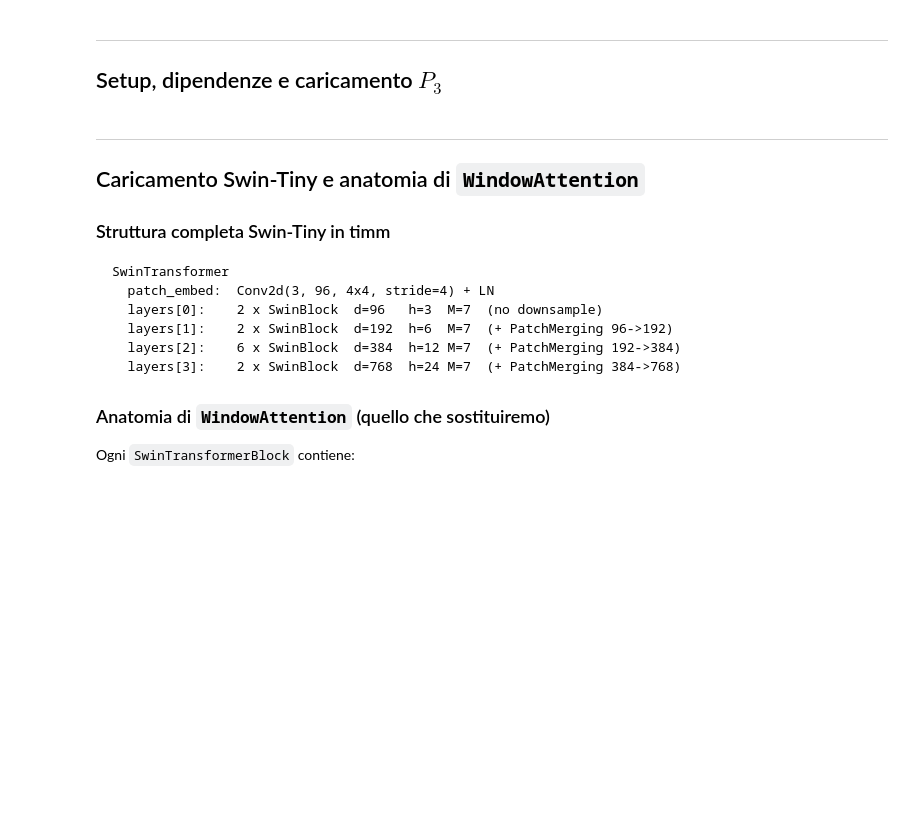
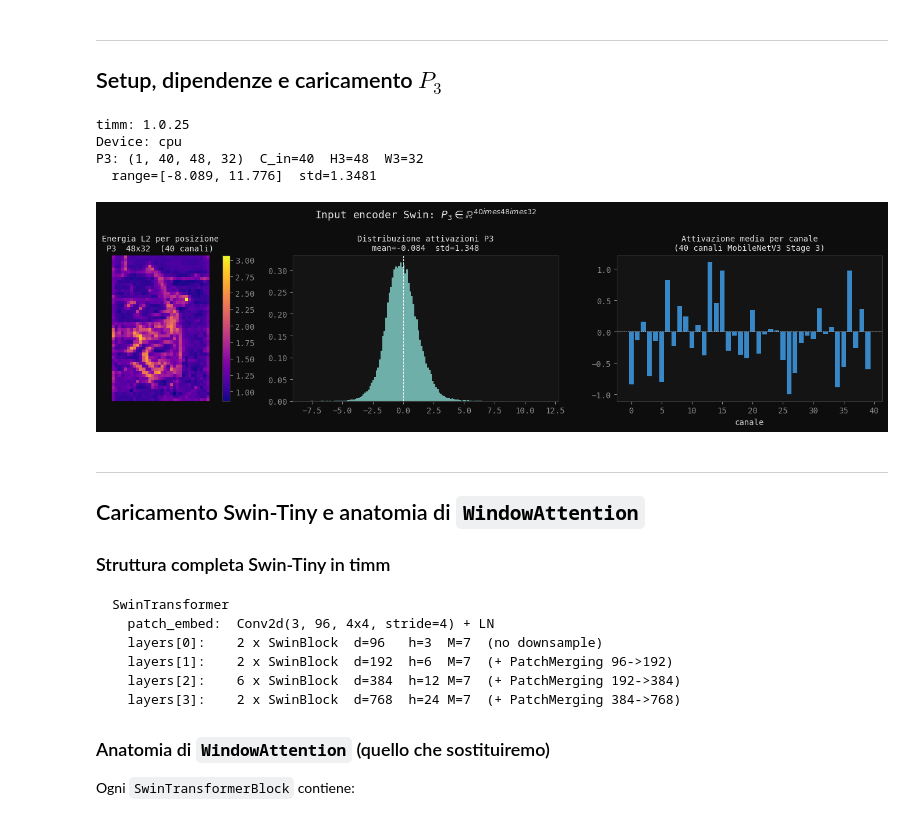
Before and after one commit to lorenzo-arcioni/HybridStyleNet, a Jupyter notebook: notebooks/swin_pretrained_rope_v3.ipynb, the cells around one changed output. Cells and saved outputs as stored; diff of their text form; code cells hidden in the pictures; blank space fills up the shorter version.

```diff
--- a/notebooks/swin_pretrained_rope_v3.ipynb
+++ b/notebooks/swin_pretrained_rope_v3.ipynb
@@ -93,34 +93,40 @@ def show_fmaps(tensor, title, n_show=16, figsize=(18,4), cmap='inferno'):
     vabs = np.percentile(np.abs(t[:C]), 95)
     im = None
     for i in range(C):
         im = axes[i].imshow(t[i], cmap=cmap, vmin=-vabs, vmax=vabs, interpolation='nearest')
         axes[i].set_title(f'ch{i}', fontsize=7, pad=2); axes[i].axis('off')
     for i in range(C, len(axes)): axes[i].axis('off')
     if im is not None:
         fig.colorbar(im, ax=axes[:C].tolist(), fraction=0.008, shrink=0.6)
     fig.suptitle(title, fontsize=11, y=1.01)
     plt.tight_layout(); plt.show()
 
 def print_shape(name, t):
     v = t.detach()
     print(f'  {name:25s} {str(tuple(v.shape)):26s} mean={v.mean():+.4f}  std={v.std():.4f}')
 
 # ── Visualizzazione P3 ─────────────────────────────────────────────────────
 fig, axes = plt.subplots(1, 3, figsize=(16, 4))
 im0 = axes[0].imshow(energy_map(P3), cmap='plasma', interpolation='nearest')
 axes[0].set_title(f'Energia L2 per posizione\nP3  {H3}x{W3}  (40 canali)')
 axes[0].axis('off'); plt.colorbar(im0, ax=axes[0], fraction=0.046)
 vals = P3[0].cpu().numpy().flatten()
 axes[1].hist(vals, bins=150, color='#80cbc4', density=True, alpha=0.85)
 axes[1].axvline(0, color='white', lw=0.8, ls='--')
 axes[1].set_title(f'Distribuzione attivazioni P3\nmean={vals.mean():.3f}  std={vals.std():.3f}')
 ch_mean = P3[0].detach().cpu().numpy().mean(axis=(1,2))
 axes[2].bar(range(len(ch_mean)), ch_mean, color='#42a5f5', alpha=0.8)
 axes[2].axhline(0, color='white', lw=0.5, ls='--')
 axes[2].set_title('Attivazione media per canale\n(40 canali MobileNetV3 Stage 3)')
 axes[2].set_xlabel('canale')
-fig.suptitle(f'Input encoder Swin: $P_3 \in \mathbb{{R}}^{{40\times{H3}\times{W3}}}$')
+fig.suptitle(f'Input encoder Swin: $P_3 \in \mathbb{{R}}^{{40x{H3}x{W3}}}$')
 plt.tight_layout(); plt.show()
+# %% [output]
+timm: 1.0.25
+Device: cpu
+P3: (1, 40, 48, 32)  C_in=40  H3=48  W3=32
+  range=[-8.089, 11.776]  std=1.3481
+[figure, added]
 # %% [markdown]
 ---
 ## Caricamento Swin-Tiny e anatomia di `WindowAttention`
```
Also changed, not shown: parts of 2 cells of this notebook, 5 other files.
